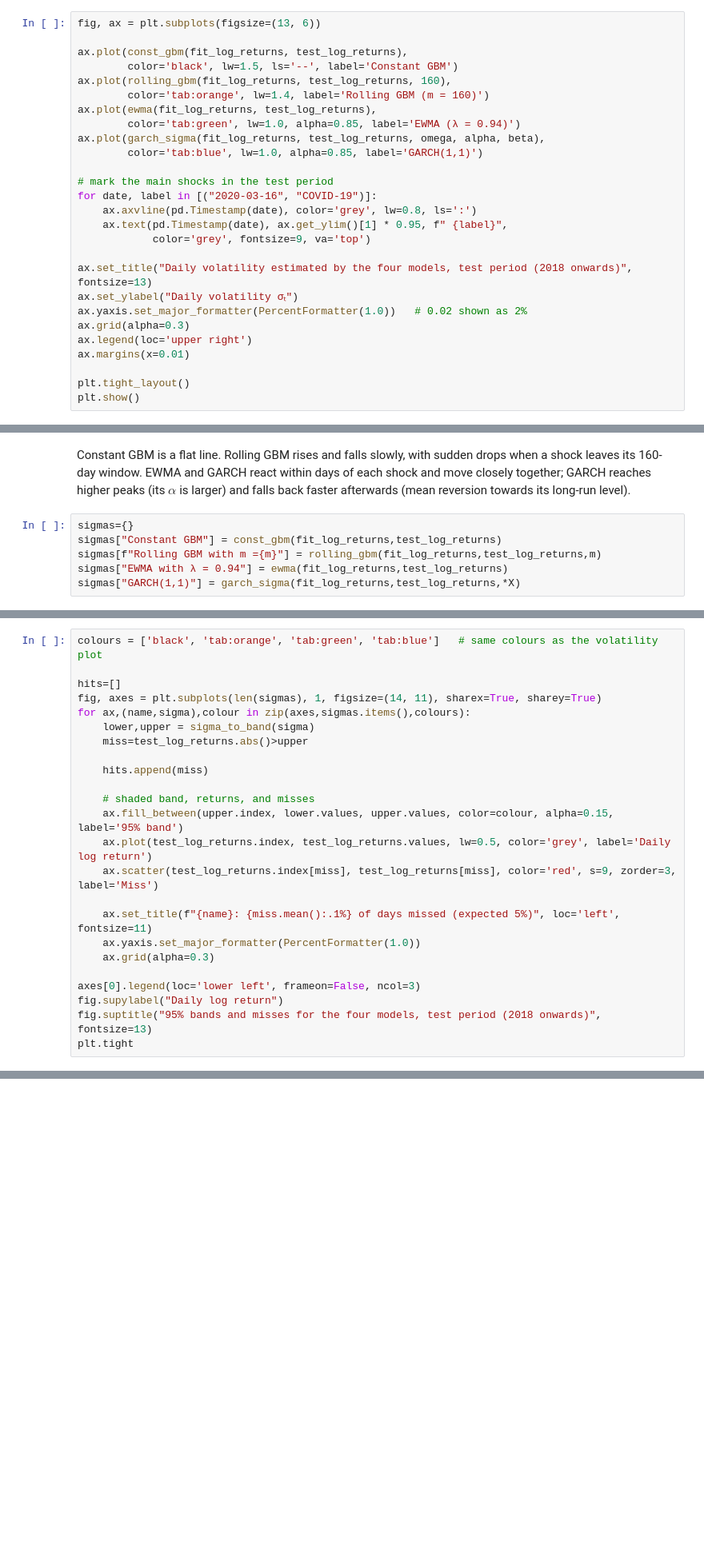
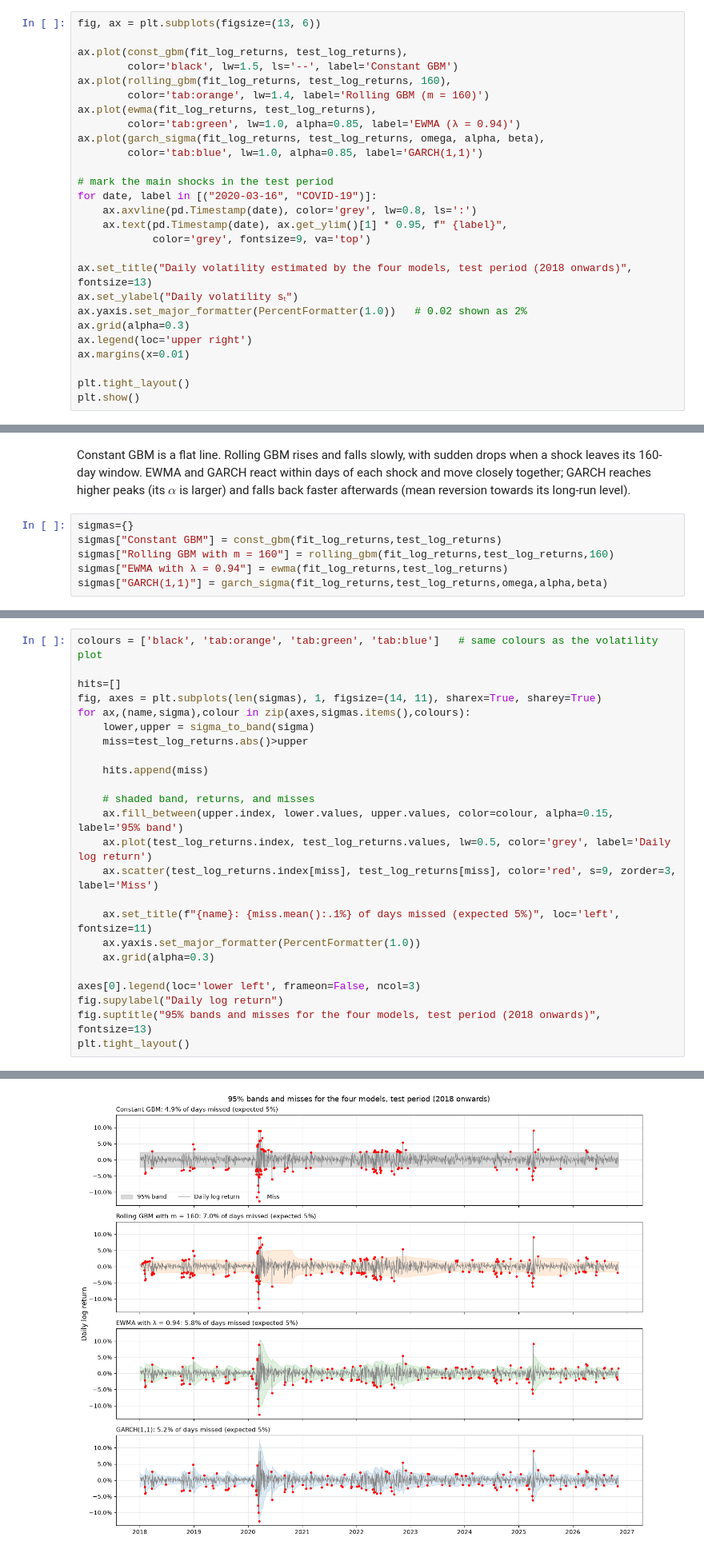
Before and after one commit to Harry140896/Volatility-band-width, a Jupyter notebook: volatility_band_width.ipynb, the cells around one changed output, grey strips where cells are left out. Shown at 80% size. Cells and saved outputs as stored; diff of their text form; blank space fills up the shorter version.

```diff
--- a/volatility_band_width.ipynb
+++ b/volatility_band_width.ipynb
@@ -400,7 +400,7 @@ for date, label in [("2020-03-16", "COVID-19")]:
             color='grey', fontsize=9, va='top')
 
 ax.set_title("Daily volatility estimated by the four models, test period (2018 onwards)", fontsize=13)
-ax.set_ylabel("Daily volatility σₜ")
+ax.set_ylabel("Daily volatility sₜ")
 ax.yaxis.set_major_formatter(PercentFormatter(1.0))   # 0.02 shown as 2%
 ax.grid(alpha=0.3)
 ax.legend(loc='upper right')
@@ -415,6 +415,6 @@ Constant GBM is a flat line. Rolling GBM rises and falls slowly, with sudden dro
 # %%
 sigmas={}
 sigmas["Constant GBM"] = const_gbm(fit_log_returns,test_log_returns)
-sigmas[f"Rolling GBM with m ={m}"] = rolling_gbm(fit_log_returns,test_log_returns,m)
+sigmas["Rolling GBM with m = 160"] = rolling_gbm(fit_log_returns,test_log_returns,160)
 sigmas["EWMA with λ = 0.94"] = ewma(fit_log_returns,test_log_returns)
-sigmas["GARCH(1,1)"] = garch_sigma(fit_log_returns,test_log_returns,*X)
+sigmas["GARCH(1,1)"] = garch_sigma(fit_log_returns,test_log_returns,omega,alpha,beta)
@@ -443,5 +441,5 @@ for ax,(name,sigma),colour in zip(axes,sigmas.items(),colours):
 axes[0].legend(loc='lower left', frameon=False, ncol=3)
 fig.supylabel("Daily log return")
 fig.suptitle("95% bands and misses for the four models, test period (2018 onwards)", fontsize=13)
-plt.tight
+plt.tight_layout()
 # %% [output]
@@ -449,3 +446,4 @@ NameError: name 'sigmas' is not defined
+[figure, added]
 # %% [markdown]
 **Miss rates (expected 5%):** constant GBM 4.9%, rolling GBM 7.0%, EWMA 5.7%, GARCH 5.2%.
 
```
Also changed, not shown: parts of 20 cells of this notebook, 4 other files.
